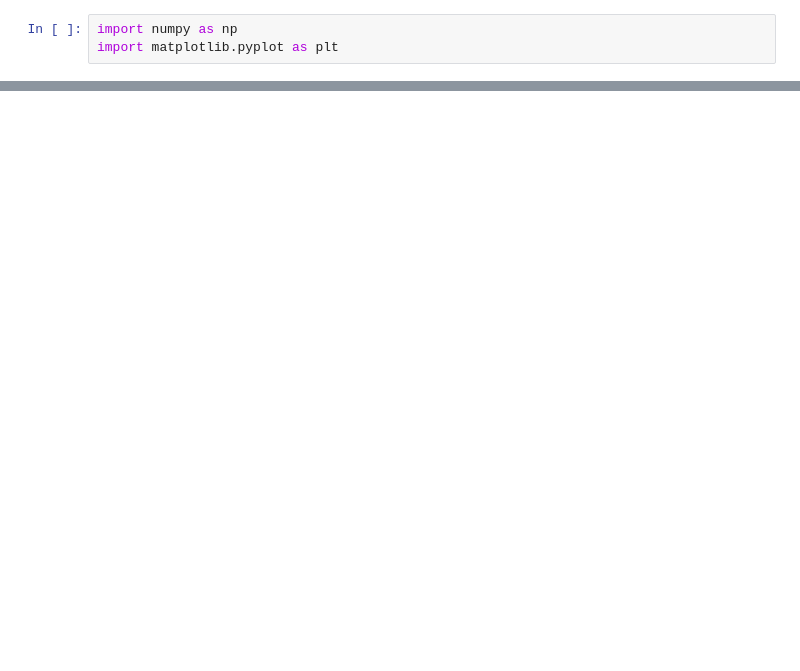
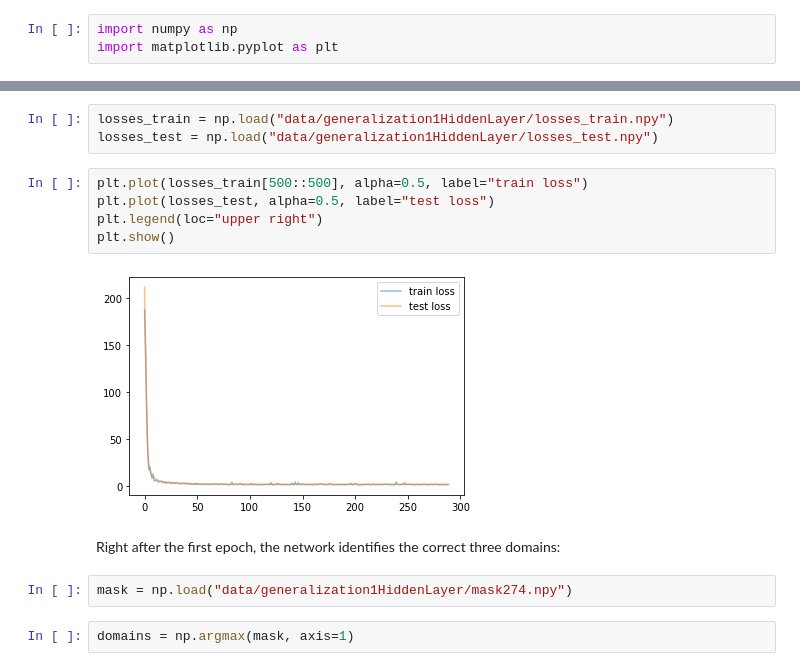
Before and after one commit to Gabriel-Ducrocq/segmentationCryoEM, a Jupyter notebook: Untitled.ipynb, the cells around one changed output, grey strips where cells are left out. Cells and saved outputs as stored; diff of their text form; blank space fills up the shorter version.

```diff
--- a/Untitled.ipynb
+++ b/Untitled.ipynb
@@ -77,0 +15,16 @@ plt.plot(losses_test[:])
+# %%
+losses_train = np.load("data/generalization1HiddenLayer/losses_train.npy")
+losses_test = np.load("data/generalization1HiddenLayer/losses_test.npy")
+# %%
+plt.plot(losses_train[500::500], alpha=0.5, label="train loss")
+plt.plot(losses_test, alpha=0.5, label="test loss")
+plt.legend(loc="upper right")
+plt.show()
+# %% [output]
+[figure, added]
+# %% [markdown]
+Right after the first epoch, the network identifies the correct three domains:
+# %%
+mask = np.load("data/generalization1HiddenLayer/mask274.npy")
+# %%
+domains = np.argmax(mask, axis=1)
```
Also changed, not shown: parts of 48 cells of this notebook, 11 other files.
